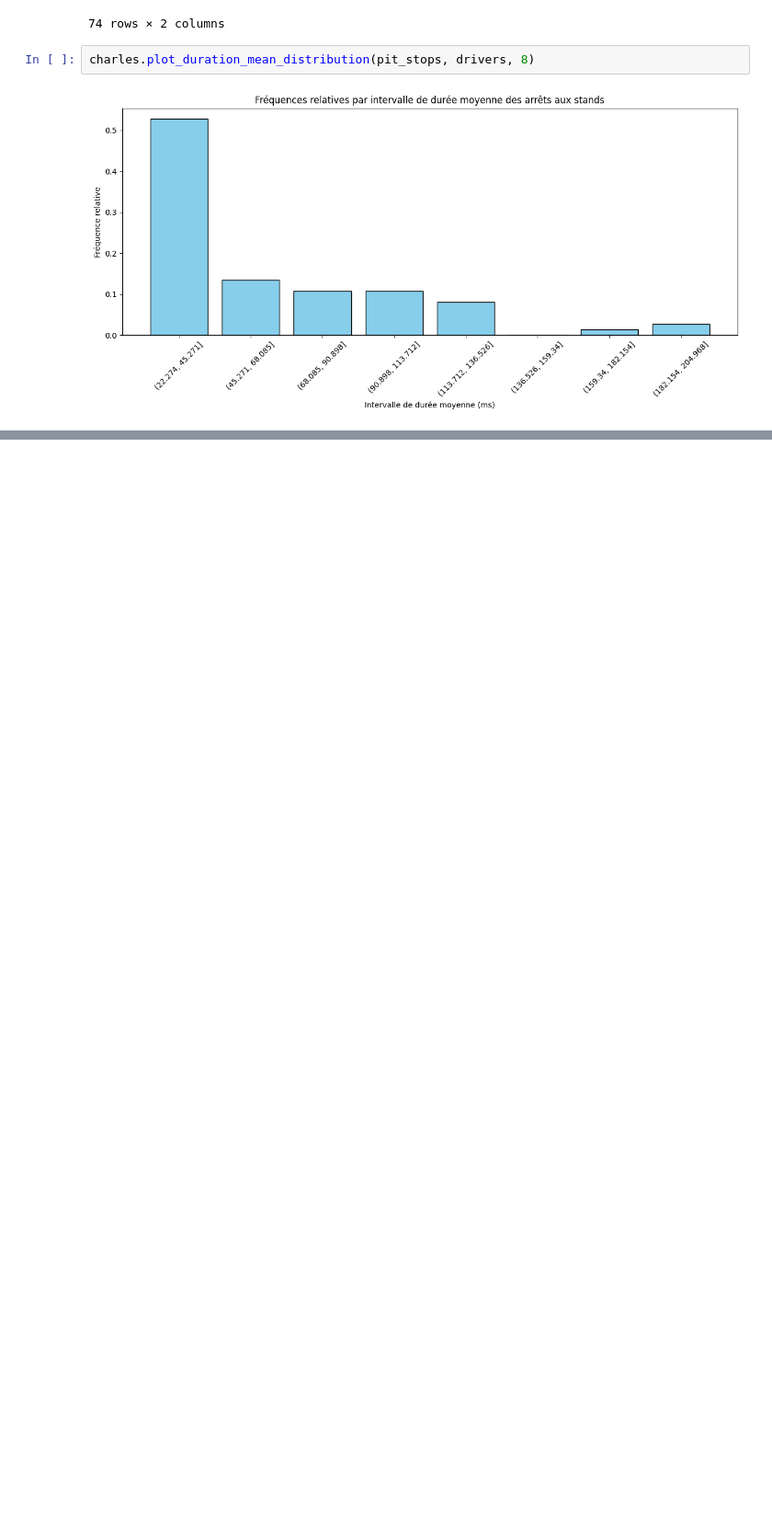
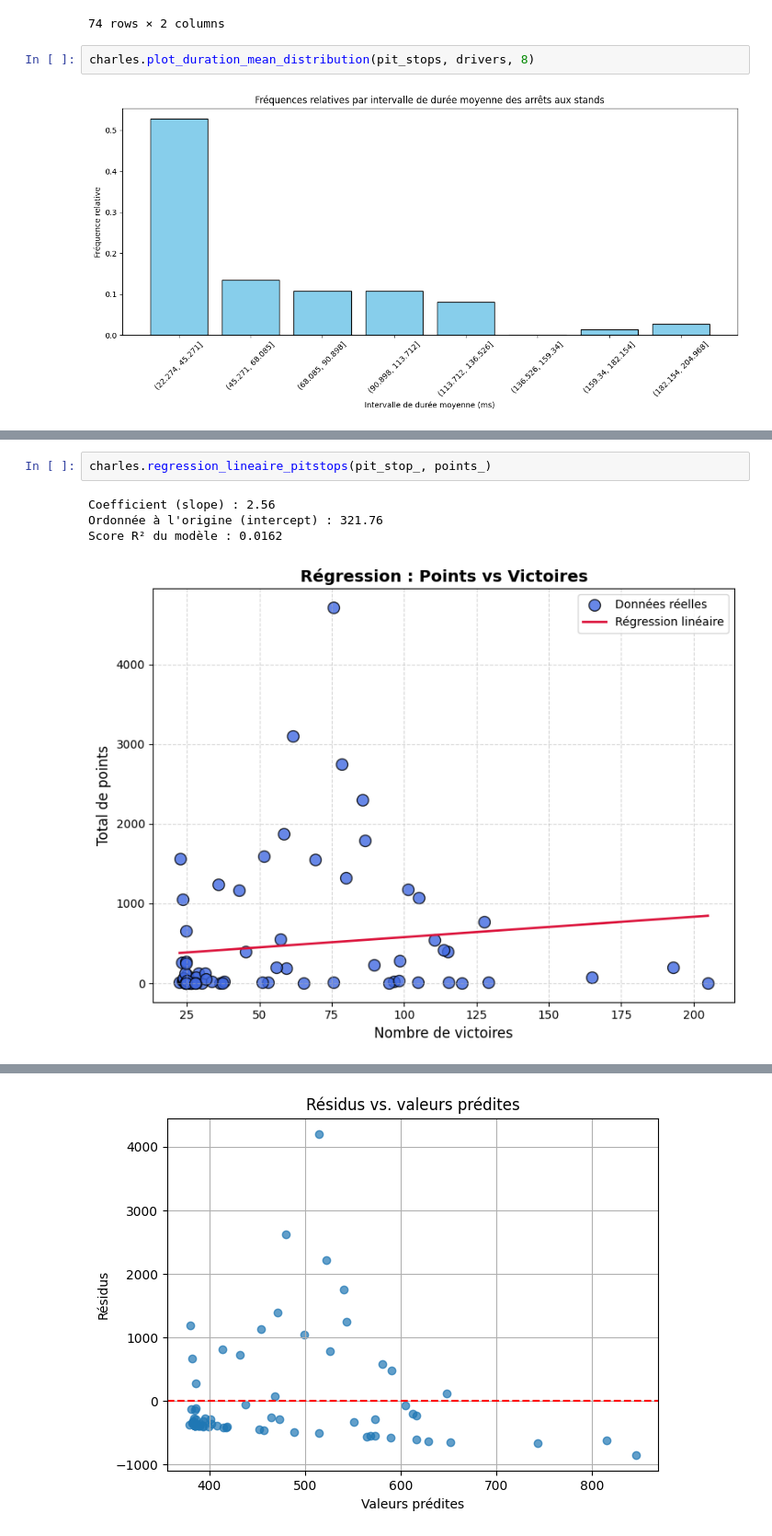
Before and after one commit to OzeelCharles/projet_info2, a Jupyter notebook: Notebook_final.ipynb, the cells around one changed output, grey strips where cells are left out. Shown at 92% size. Drawn from its saved outputs; the diff is of its cells as text; blank space fills up the shorter version.

```diff
--- a/Notebook_final.ipynb
+++ b/Notebook_final.ipynb
@@ -222,0 +257,7 @@ Enfin nous arrivons à l'application du machin learning sur nos données.
+# %%
+charles.regression_lineaire_pitstops(pit_stop_, points_)
+# %% [output]
+Coefficient (slope) : 2.56
+Ordonnée à l'origine (intercept) : 321.76
+Score R² du modèle : 0.0162
+[figure, added]
@@ -222,0 +265 @@ Enfin nous arrivons à l'application du machin learning sur nos données.
+[figure, added]
```
Also changed, not shown: parts of 9 cells of this notebook, 1 other file.
